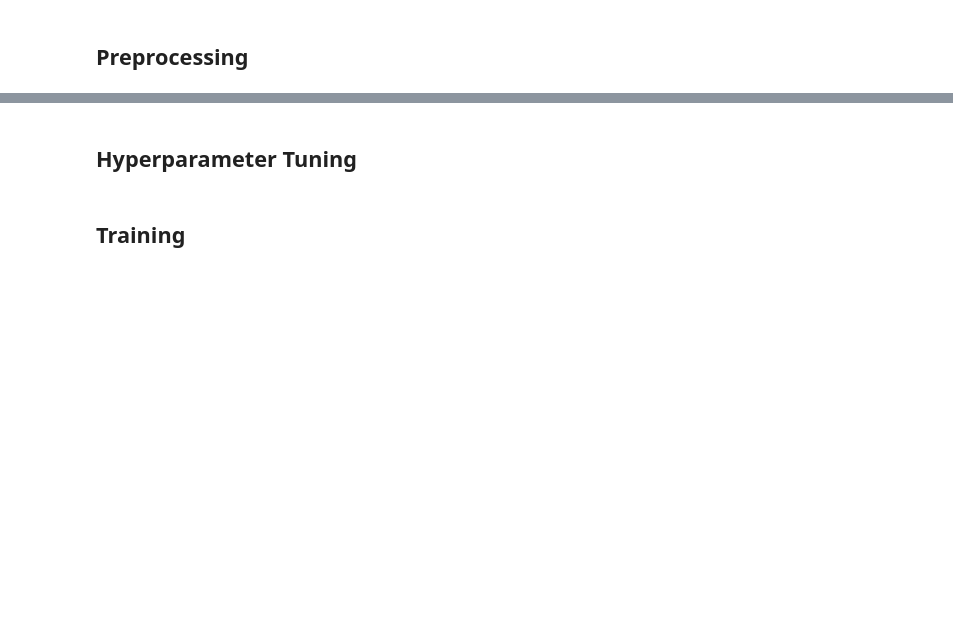
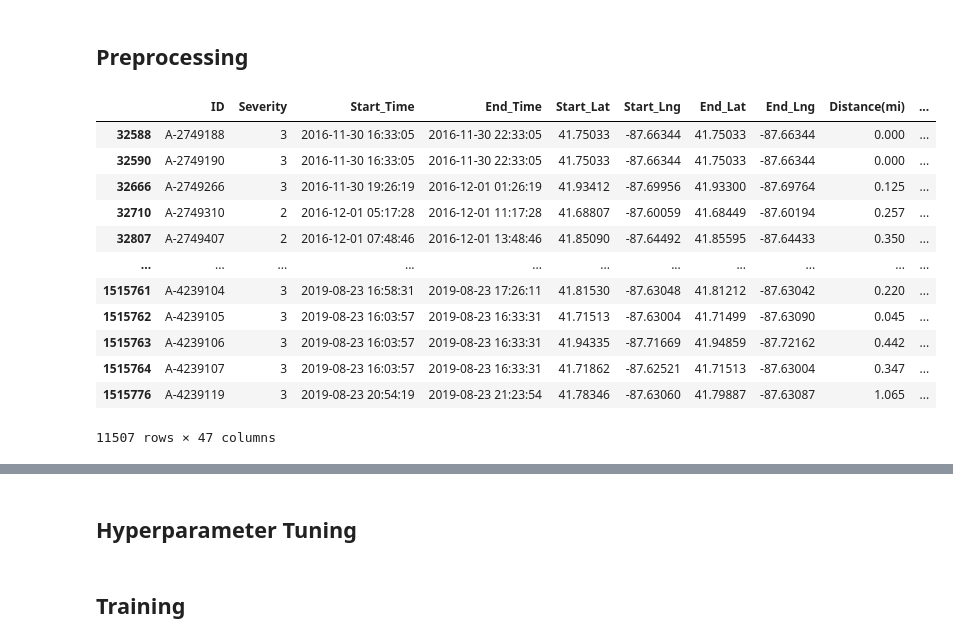
Before and after one commit to UTK-ML-Dream-Team/accident-severity-prediction, a Jupyter notebook: main.ipynb, the cells around one changed output, grey strips where cells are left out. Saved outputs shown, nothing was run; the diff lists cells and outputs as text; code cells hidden in the pictures; blank space fills up the shorter version.

```diff
--- a/main.ipynb
+++ b/main.ipynb
@@ -122,6 +125,7 @@ config_path = "confs/prototype1.yml"
 conf = Configuration(config_src=config_path)
 # Get the books dict
 loader_config = conf.get_config('data_loader')['config']['dataset']
+preprocessing_config = conf.get_config('data_loader')['config']['preprocessing']
 # print(books.keys())
 # pprint(books)  # Pretty print the books dict
 # %% [output]
@@ -277,0 +259,23 @@ accidents_df = accidents_df_original.copy()
+# %%
+# Create a copy of the df
+accidents_df_pre_1 = accidents_df_original.copy()
+
+# Isolate city state
+city_list = preprocessing_config['city_list']
+state_list = preprocessing_config['state_list']
+accidents_df = pre.isolate_city_state(accidents_df_pre_1, city_list, state_list)
+display(accidents_df)
+# %% [output]
+|  | ID | Severity | Start_Time | End_Time | Start_Lat | Start_Lng | End_Lat | End_Lng | Distance(mi) | ... |
+| 32588 | A-2749188 | 3 | 2016-11-30 16:33:05 | 2016-11-30 22:33:05 | 41.75033 | -87.66344 | 41.75033 | -87.66344 | 0.000 | ... |
+| 32590 | A-2749190 | 3 | 2016-11-30 16:33:05 | 2016-11-30 22:33:05 | 41.75033 | -87.66344 | 41.75033 | -87.66344 | 0.000 | ... |
+| 32666 | A-2749266 | 3 | 2016-11-30 19:26:19 | 2016-12-01 01:26:19 | 41.93412 | -87.69956 | 41.93300 | -87.69764 | 0.125 | ... |
+| 32710 | A-2749310 | 2 | 2016-12-01 05:17:28 | 2016-12-01 11:17:28 | 41.68807 | -87.60059 | 41.68449 | -87.60194 | 0.257 | ... |
+| 32807 | A-2749407 | 2 | 2016-12-01 07:48:46 | 2016-12-01 13:48:46 | 41.85090 | -87.64492 | 41.85595 | -87.64433 | 0.350 | ... |
+| ... | ... | ... | ... | ... | ... | ... | ... | ... | ... | ... |
+| 1515761 | A-4239104 | 3 | 2019-08-23 16:58:31 | 2019-08-23 17:26:11 | 41.81530 | -87.63048 | 41.81212 | -87.63042 | 0.220 | ... |
+| 1515762 | A-4239105 | 3 | 2019-08-23 16:03:57 | 2019-08-23 16:33:31 | 41.71513 | -87.63004 | 41.71499 | -87.63090 | 0.045 | ... |
+| 1515763 | A-4239106 | 3 | 2019-08-23 16:03:57 | 2019-08-23 16:33:31 | 41.94335 | -87.71669 | 41.94859 | -87.72162 | 0.442 | ... |
+| 1515764 | A-4239107 | 3 | 2019-08-23 16:03:57 | 2019-08-23 16:33:31 | 41.71862 | -87.62521 | 41.71513 | -87.63004 | 0.347 | ... |
+| 1515776 | A-4239119 | 3 | 2019-08-23 20:54:19 | 2019-08-23 21:23:54 | 41.78346 | -87.63060 | 41.79887 | -87.63087 | 1.065 | ... |
+11507 rows × 47 columns
```
Also changed, not shown: parts of 12 cells of this notebook, 5 other files.
